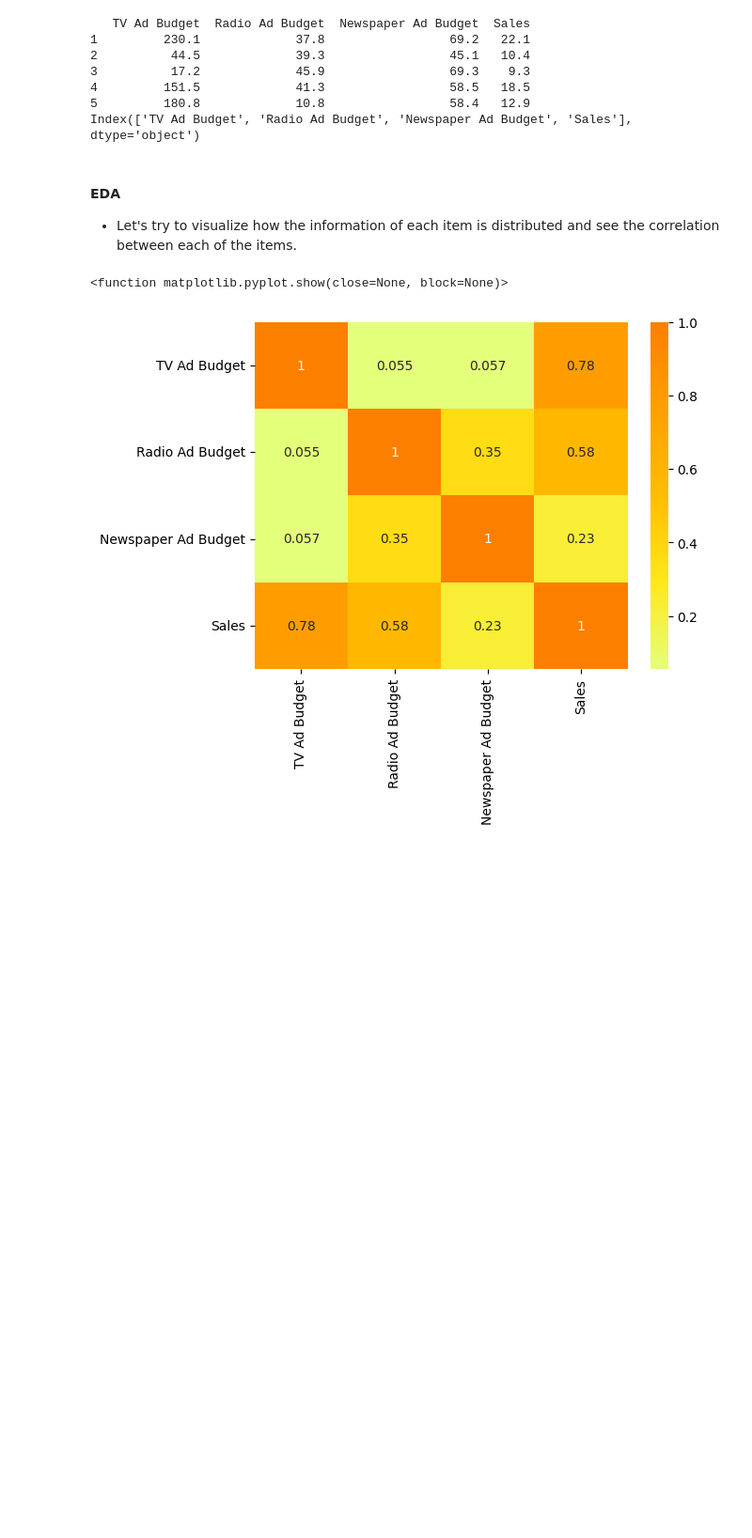
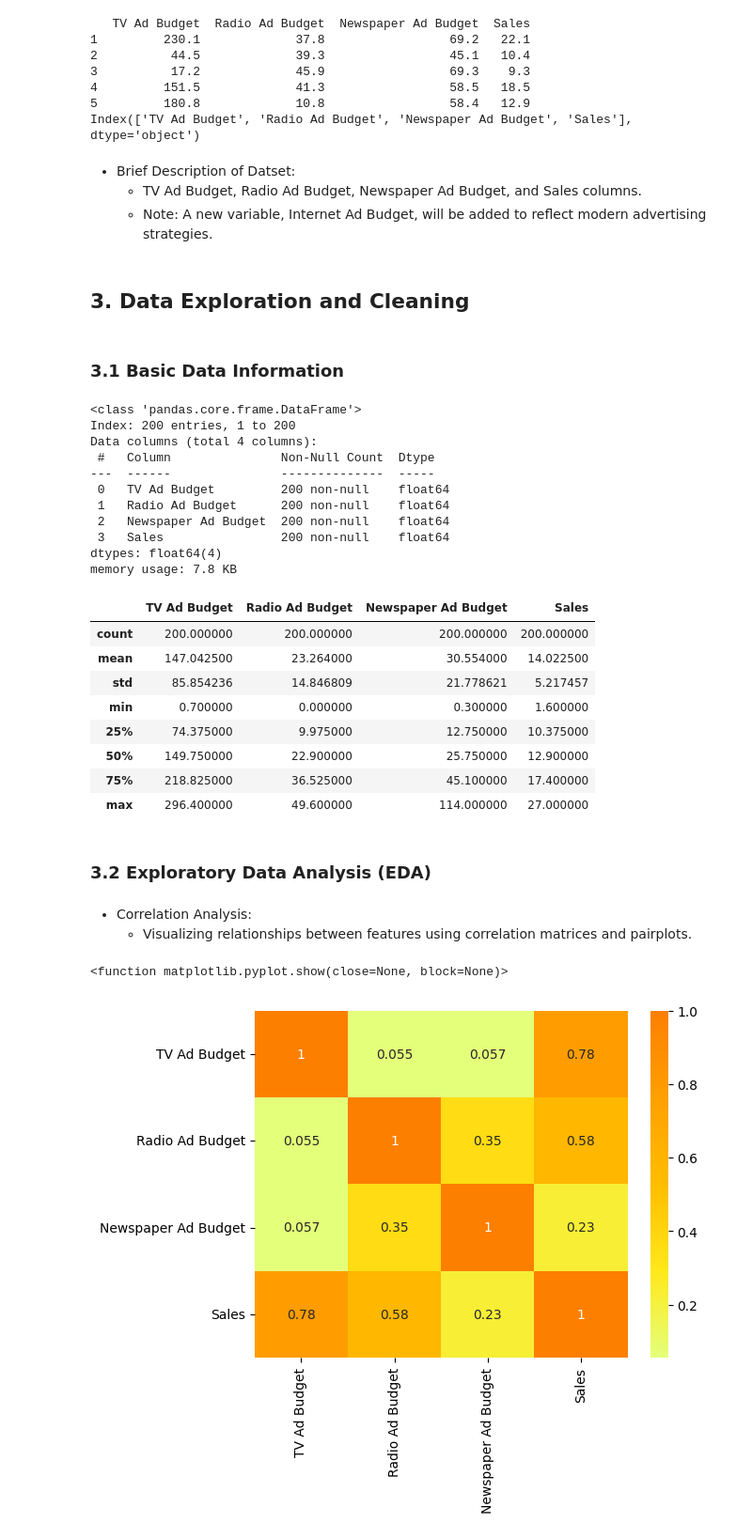
Before and after one commit to anaVitoriaLouro/sales-forecast, a Jupyter notebook: notebooks/Sales Forescast - Machine Learning.ipynb, the cells around one changed output. Shown: that part at 94% size. Cells and saved outputs as stored; diff of their text form; code cells hidden in the pictures; blank space fills up the shorter version.

```diff
--- a/notebooks/Sales Forescast - Machine Learning.ipynb
+++ b/notebooks/Sales Forescast - Machine Learning.ipynb
@@ -30,7 +51,42 @@ print(data.columns)
 4         151.5             41.3                 58.5   18.5
 5         180.8             10.8                 58.4   12.9
 Index(['TV Ad Budget', 'Radio Ad Budget', 'Newspaper Ad Budget', 'Sales'], dtype='object')
-# %% [markdown]
-#### EDA
-- Let's try to visualize how the information of each item is distributed and see the correlation between each of the items.
+# %% [markdown]
+- Brief Description of Datset:
+    - TV Ad Budget, Radio Ad Budget, Newspaper Ad Budget, and Sales columns.
+    - Note: A new variable, Internet Ad Budget, will be added to reflect modern advertising strategies.
+# %% [markdown]
+## 3. Data Exploration and Cleaning
+# %% [markdown]
+### 3.1 Basic Data Information
+# %%
+# Checking for missing values and data types
+data.info()
+data.describe()
+# %% [output]
+<class 'pandas.core.frame.DataFrame'>
+Index: 200 entries, 1 to 200
+Data columns (total 4 columns):
+ #   Column               Non-Null Count  Dtype
+---  ------               --------------  -----
+ 0   TV Ad Budget         200 non-null    float64
+ 1   Radio Ad Budget      200 non-null    float64
+ 2   Newspaper Ad Budget  200 non-null    float64
+ 3   Sales                200 non-null    float64
+dtypes: float64(4)
+memory usage: 7.8 KB
+|  | TV Ad Budget | Radio Ad Budget | Newspaper Ad Budget | Sales |
+| count | 200.000000 | 200.000000 | 200.000000 | 200.000000 |
+| mean | 147.042500 | 23.264000 | 30.554000 | 14.022500 |
+| std | 85.854236 | 14.846809 | 21.778621 | 5.217457 |
+| min | 0.700000 | 0.000000 | 0.300000 | 1.600000 |
+| 25% | 74.375000 | 9.975000 | 12.750000 | 10.375000 |
+| 50% | 149.750000 | 22.900000 | 25.750000 | 12.900000 |
+| 75% | 218.825000 | 36.525000 | 45.100000 | 17.400000 |
+| max | 296.400000 | 49.600000 | 114.000000 | 27.000000 |
+# %% [markdown]
+### 3.2 Exploratory Data Analysis (EDA)
+# %% [markdown]
+- Correlation Analysis:
+    - Visualizing relationships between features using correlation matrices and pairplots.
 # %%
```
Also changed, not shown: parts of 14 cells of this notebook.
